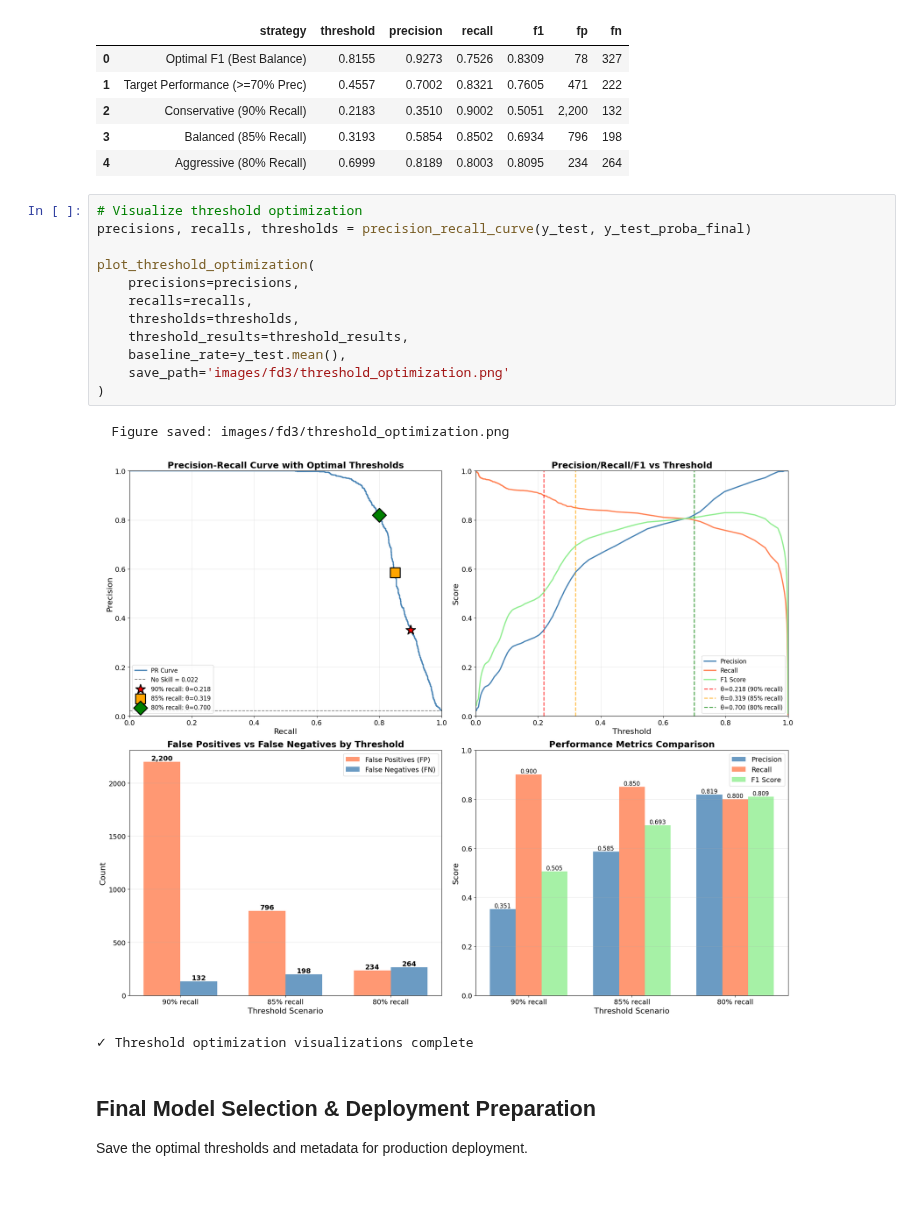
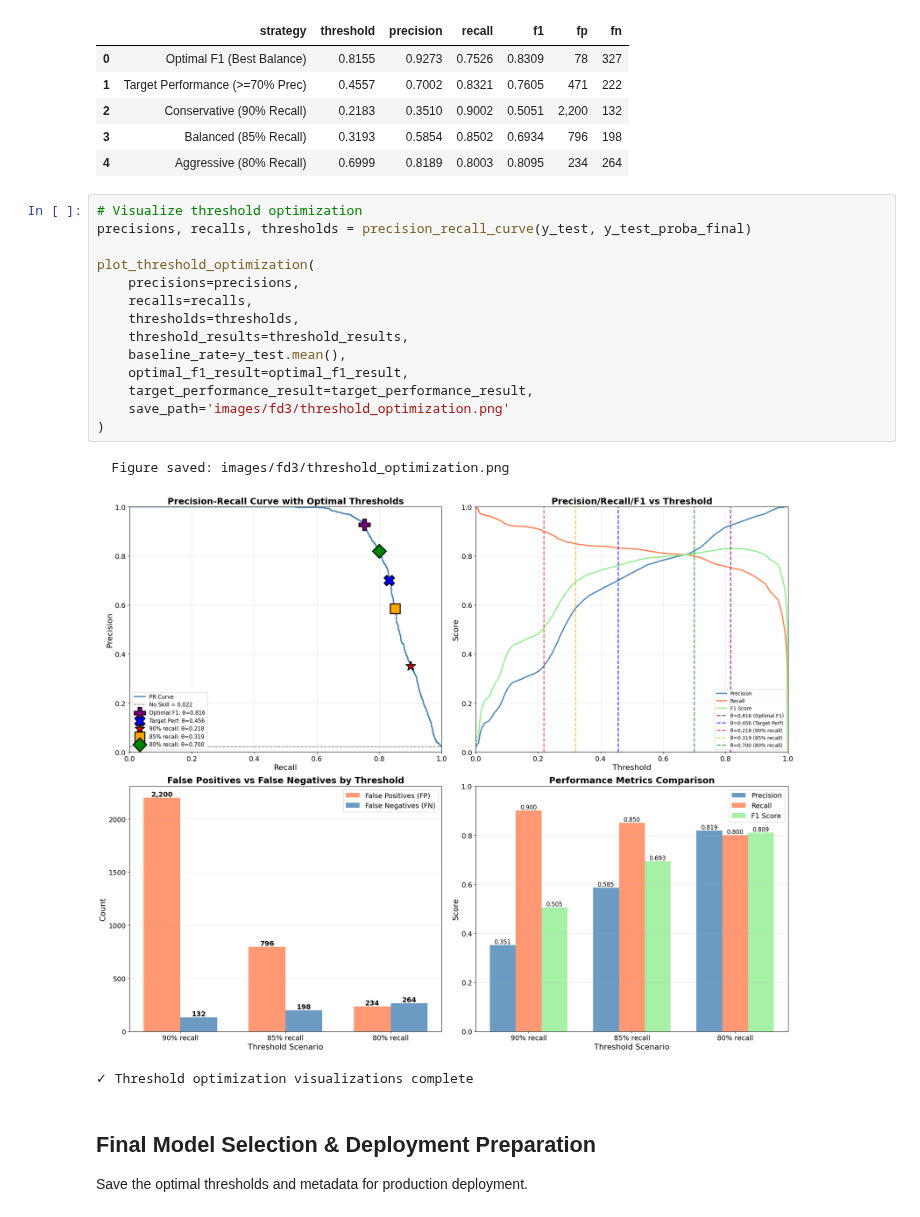
Before and after one commit to frederick-douglas-pearce/e-commerce-fraud-detection, a Jupyter notebook: notebooks/fd3_model_evaluation_deployment.ipynb, the cells around one changed output. Cells and saved outputs as stored; diff of their text form.

```diff
--- a/notebooks/fd3_model_evaluation_deployment.ipynb
+++ b/notebooks/fd3_model_evaluation_deployment.ipynb
@@ -785,18 +785,20 @@ ALL THRESHOLD STRATEGIES COMPARISON
 # %%
 # Visualize threshold optimization
 precisions, recalls, thresholds = precision_recall_curve(y_test, y_test_proba_final)
 
 plot_threshold_optimization(
     precisions=precisions,
     recalls=recalls,
     thresholds=thresholds,
     threshold_results=threshold_results,
     baseline_rate=y_test.mean(),
+    optimal_f1_result=optimal_f1_result,
+    target_performance_result=target_performance_result,
     save_path='images/fd3/threshold_optimization.png'
 )
 # %% [output]
   Figure saved: images/fd3/threshold_optimization.png
-[figure, old version]
+[figure, new version]
 ✓ Threshold optimization visualizations complete
 # %% [markdown]
 ## Final Model Selection & Deployment Preparation
```
Also changed, not shown: parts of 1 cell of this notebook, 2 other files.
